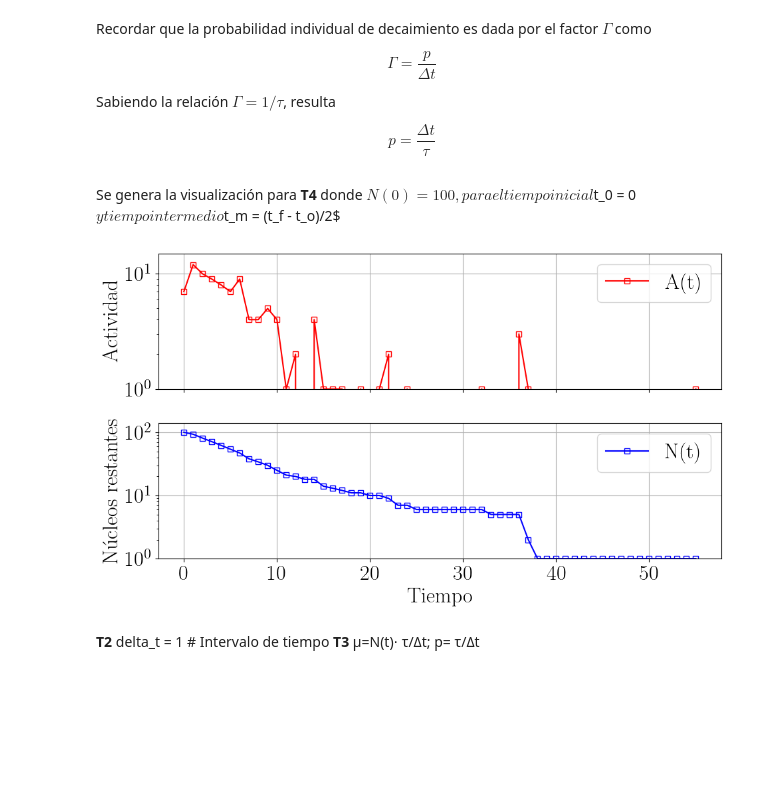
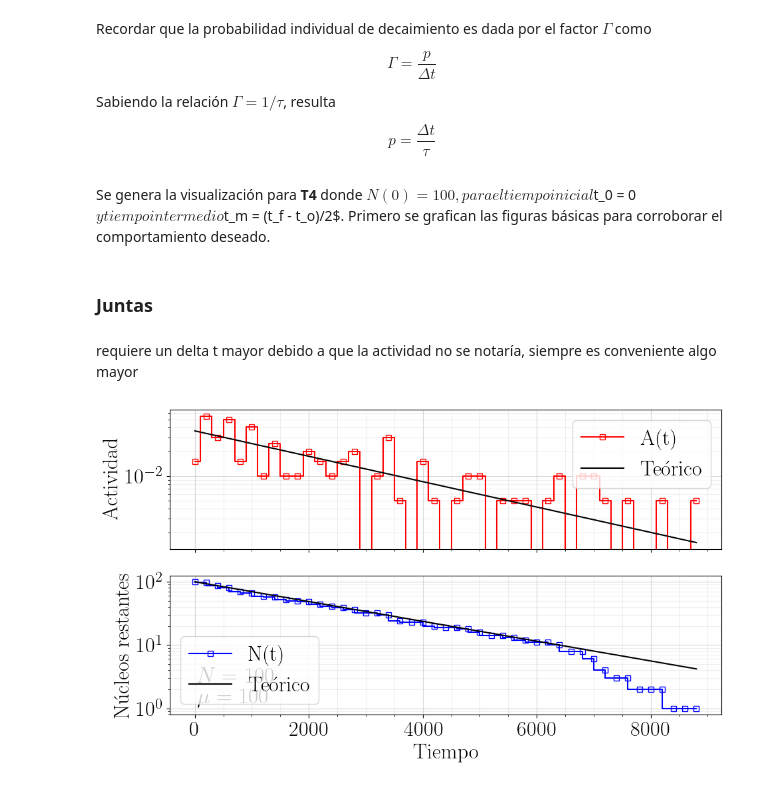
Before and after one commit to PinzonHarker/2024-II_InstrumentacionNuclear, a Jupyter notebook: 4_Simulacion_Poisson.ipynb, the cells around one changed output. Cells and saved outputs as stored; diff of their text form; code cells hidden in the pictures; blank space fills up the shorter version.

```diff
--- a/4_Simulacion_Poisson.ipynb
+++ b/4_Simulacion_Poisson.ipynb
@@ -178,51 +219,62 @@ if False:
     ps = poisson_decay(N0=1000, delta_t=1, tau=10)
     plt.plot(ps[0], ps[1], label="Actividad")
 # %% [markdown]
-Se genera la visualización para **T4** donde $N(0) = 100, para el tiempo inicial $t_0 = 0$ y tiempo intermedio $t_m = (t_f - t_o)/2$
+Se genera la visualización para **T4** donde $N(0) = 100, para el tiempo inicial $t_0 = 0$ y tiempo intermedio $t_m = (t_f - t_o)/2$. Primero se grafican las figuras básicas para corroborar el comportamiento deseado.
+# %% [markdown]
+### Juntas
+# %% [markdown]
+requiere un delta t mayor debido a que la actividad no se notaría, siempre es conveniente algo mayor
 # %%
 # Parámetros iniciales
 N0 = 100  # Número inicial de núcleos
-tau = 10  # Tiempo de vida medio (arbitrario)
-delta_t = 1  # Intervalo de tiempo
+tau = 2775.68  # Tiempo de vida medio (arbitrario)
+delta_t = 200  # Intervalo de tiempo
 
 # Ejecutar la simulación
 times, activities, nuclei_remaining, pmf_values, cdf_values = poisson_decay(
     N0, tau, delta_t
 )
 
 # Graficar resultados
 fig, ax = plt.subplots(2, 1, sharex=True, figsize=(10, 6))
 
-
-def plot_ending(fig, i):
-    ax[i].set_yscale("log")
-    ax[i].grid()
-    ax[i].legend()
-    ax[i].set_ylim(1, 1.1 * ax[i].get_ylim()[1])
-
-
 # Gráfico de la actividad
-ax[0].plot(times, activities, label="A(t)", marker="s", fillstyle="none")
+ax[0].plot(times, activities, label="A(t)", marker="s", fillstyle="none", ds="steps-mid")
+# Comparar con la curva teórica de actividad
+theoretical_activity = N0 / tau * np.exp(-np.array(times) / tau)
+ax[0].plot(times, theoretical_activity, label="Teórico", linestyle="-", color="black")
 ax[0].set_ylabel("Actividad")
-plot_ending(fig, 0)
+ax[0].set_yscale("log")
+ax[0].legend()
+ax[0].grid(True, which="minor", alpha=0.2)
 
 # Gráfico del número de núcleos restantes con color diferente
 ax[1].plot(
-    times, nuclei_remaining, label="N(t)", marker="s", fillstyle="none", color=colors[1]
+    times,
+    nuclei_remaining,
+    label="N(t)",
+    marker="s",
+    fillstyle="none",
+    color=colors[1],
+    ds="steps",
 )
+# Comparar con la curva teórica de disminución exponencial
+theoretical_decay = N0 * np.exp(-np.array(times) / tau)
+ax[1].plot(times, theoretical_decay, label="Teórico", linestyle="-", color="black")
 ax[1].set_xlabel("Tiempo")
 ax[1].set_ylabel("Núcleos restantes")
-plot_ending(fig, 1)
+ax[1].set_yscale("log")
+ax[1].legend()
+ax[1].grid(True, which="minor", alpha=0.2)
+
+# Add text to the second plot
+ax[1].text(0.05, 0.05, r"$\mu = 100$", transform=ax[1].transAxes, fontsize=24, verticalalignment='bottom')
+ax[1].text(0.05, 0.2, r"$N = 100$", transform=ax[1].transAxes, fontsize=24, verticalalignment='bottom')
 
 plt.subplots_adjust(hspace=0)  # Ajustar el espacio entre subplots
 
 fig.tight_layout()
-# fig.savefig("T4_nuclear_decay.png", dpi=300)
+fig.savefig("T4_nuclear_decay.png", dpi=300)
 plt.show()
 # %% [output]
-[figure, old version]
+[figure, new version]
-# %% [markdown]
-**T2**
-delta_t = 1 # Intervalo de tiempo
-**T3**
-μ=N(t)⋅ τ/Δt; p= τ/Δt
```
Also changed, not shown: parts of 17 cells of this notebook, 3 other files.
